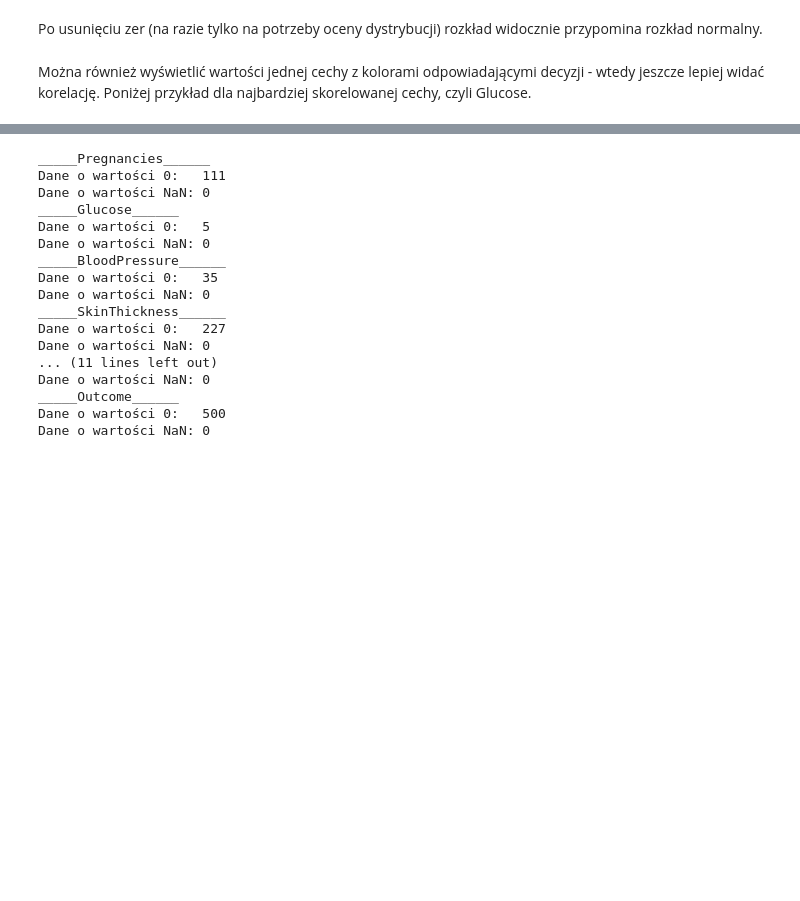
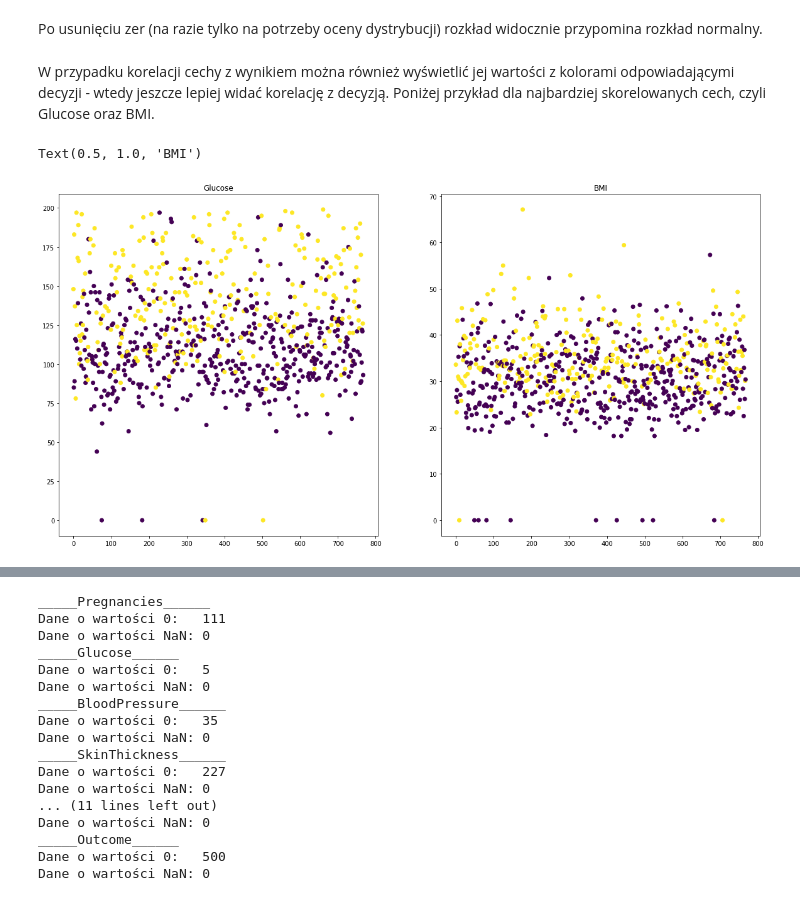
Before and after one commit to isso1550/analiza23_medycyna, a Jupyter notebook: Analiza_zbioru.ipynb, the cells around one changed output, grey strips where cells are left out. Cells and saved outputs as stored; diff of their text form; code cells hidden in the pictures; blank space fills up the shorter version.

```diff
--- a/Analiza_zbioru.ipynb
+++ b/Analiza_zbioru.ipynb
@@ -205,4 +221,15 @@ plt.show()
 # %% [markdown]
 Po usunięciu zer (na razie tylko na potrzeby oceny dystrybucji) rozkład widocznie przypomina rozkład normalny.
 # %% [markdown]
-Można również wyświetlić wartości jednej cechy z kolorami odpowiadającymi decyzji - wtedy jeszcze lepiej widać korelację. Poniżej przykład dla najbardziej skorelowanej cechy, czyli Glucose.
+W przypadku korelacji cechy z wynikiem można również wyświetlić jej wartości z kolorami odpowiadającymi decyzji - wtedy jeszcze lepiej widać korelację z decyzją. Poniżej przykład dla najbardziej skorelowanych cech, czyli Glucose oraz BMI.
+# %%
+plt.figure(figsize=(20,10))
+plt.subplot(1,2,1)
+plt.scatter(data.index, data.Glucose, c=data.Outcome)
+plt.title("Glucose")
+plt.subplot(1,2,2)
+plt.scatter(data.index, data.BMI, c=data.Outcome)
+plt.title("BMI")
+# %% [output]
+Text(0.5, 1.0, 'BMI')
+[figure, added]
```
Also changed, not shown: parts of 20 cells of this notebook.
